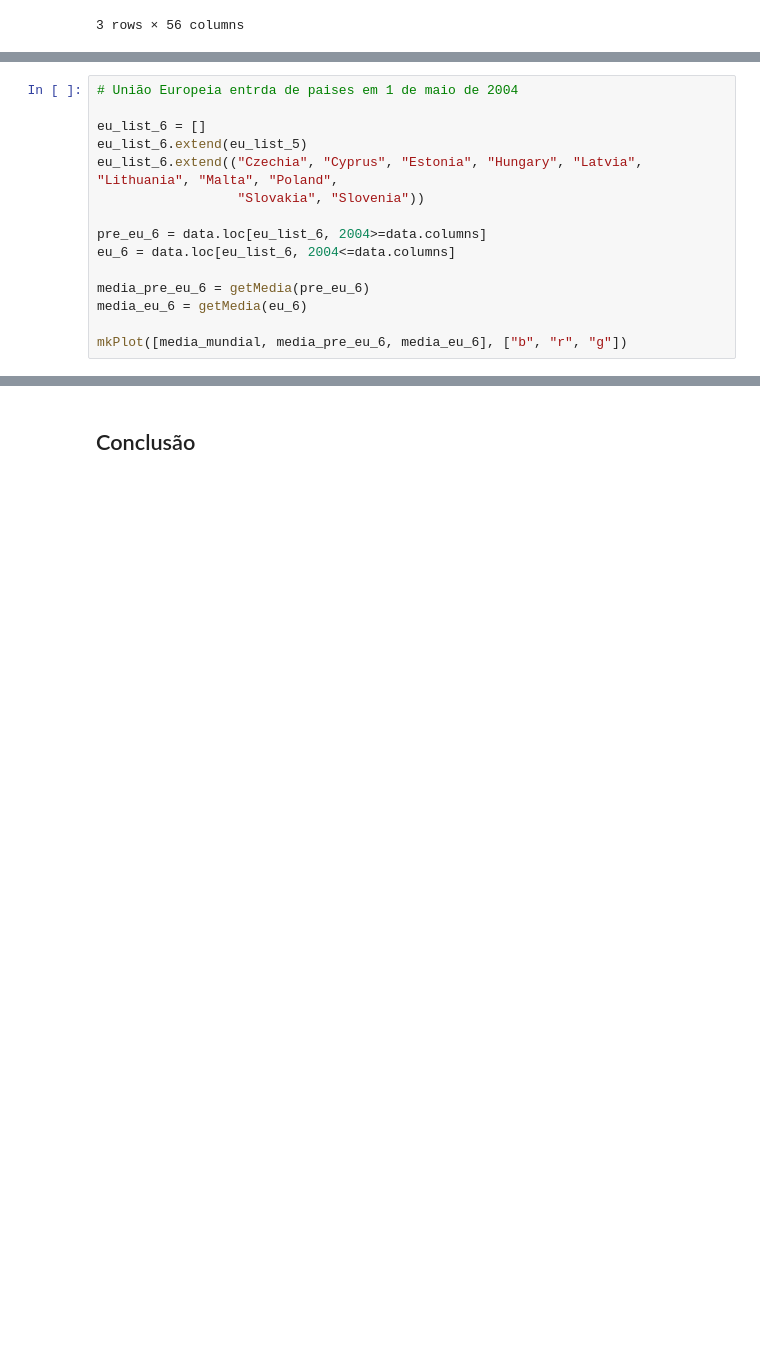
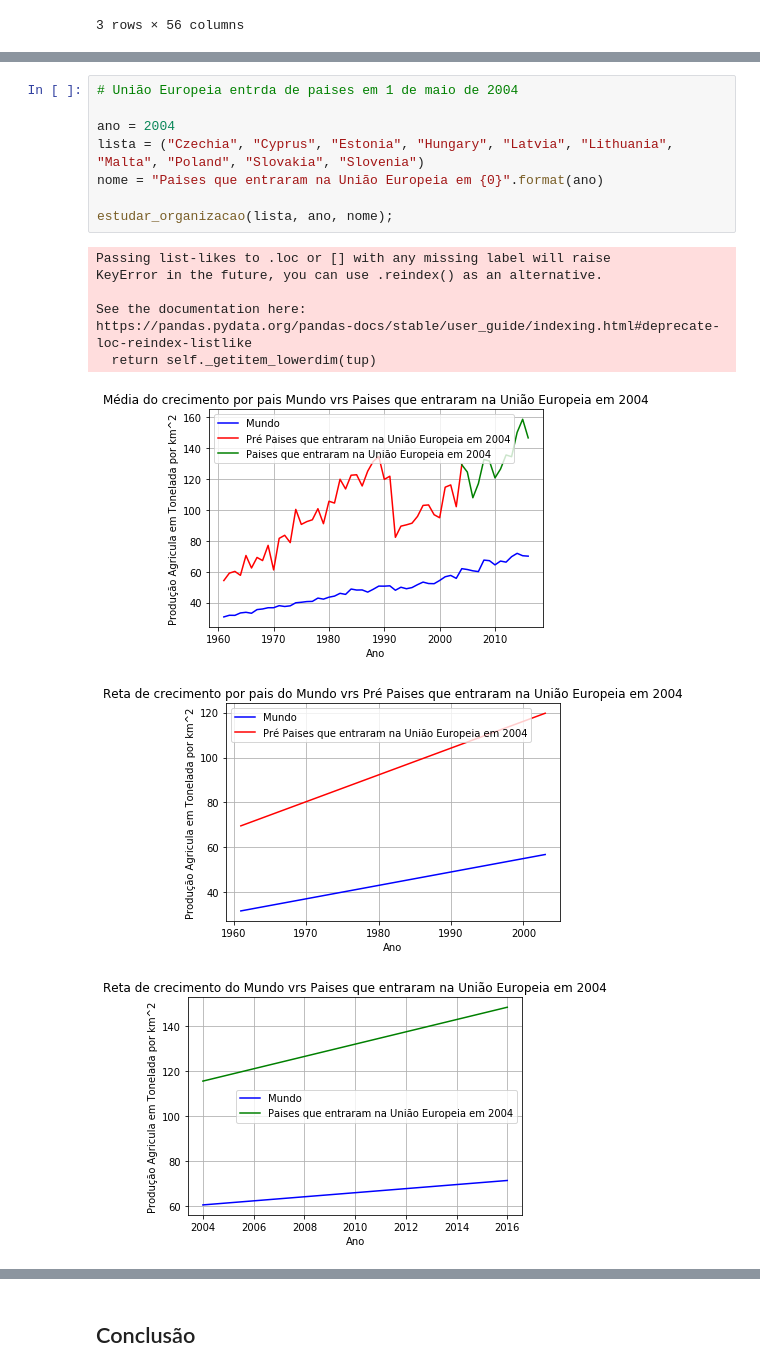
Before and after one commit to Peng1104/Ciencia-dos-Dados, a Jupyter notebook: Projeto1.ipynb, the cells around one changed output, grey strips where cells are left out. Drawn from its saved outputs; the diff is of its cells as text; blank space fills up the shorter version.

```diff
--- a/Projeto1.ipynb
+++ b/Projeto1.ipynb
@@ -292,15 +284,18 @@ mkPlot([media_mundial, media_pre_eu_5, media_eu_5], ["b", "r", "g"])
 # %%
 # União Europeia entrda de paises em 1 de maio de 2004
 
-eu_list_6 = []
-eu_list_6.extend(eu_list_5)
-eu_list_6.extend(("Czechia", "Cyprus", "Estonia", "Hungary", "Latvia", "Lithuania", "Malta", "Poland",
-                  "Slovakia", "Slovenia"))
+ano = 2004
+lista = ("Czechia", "Cyprus", "Estonia", "Hungary", "Latvia", "Lithuania", "Malta", "Poland", "Slovakia", "Slovenia")
+nome = "Paises que entraram na União Europeia em {0}".format(ano)
 
-pre_eu_6 = data.loc[eu_list_6, 2004>=data.columns]
-eu_6 = data.loc[eu_list_6, 2004<=data.columns]
-
-media_pre_eu_6 = getMedia(pre_eu_6)
-media_eu_6 = getMedia(eu_6)
-
-mkPlot([media_mundial, media_pre_eu_6, media_eu_6], ["b", "r", "g"])
+estudar_organizacao(lista, ano, nome);
+# %% [output]
+Passing list-likes to .loc or [] with any missing label will raise
+KeyError in the future, you can use .reindex() as an alternative.
+
+See the documentation here:
+https://pandas.pydata.org/pandas-docs/stable/user_guide/indexing.html#deprecate-loc-reindex-listlike
+  return self._getitem_lowerdim(tup)
+[figure, added]
+[figure, added]
+[figure, added]
```
Also changed, not shown: parts of 19 cells of this notebook.
